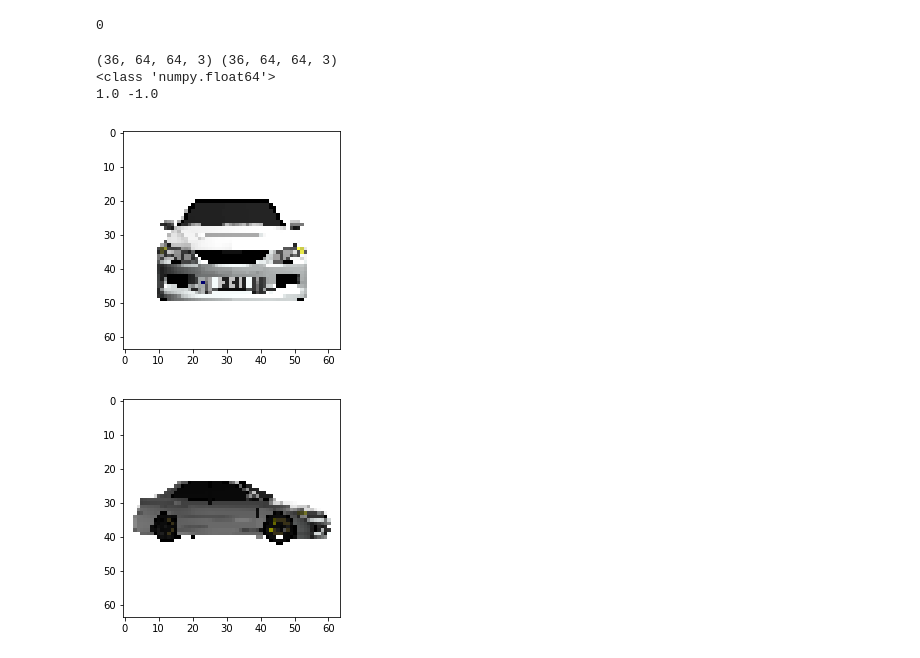
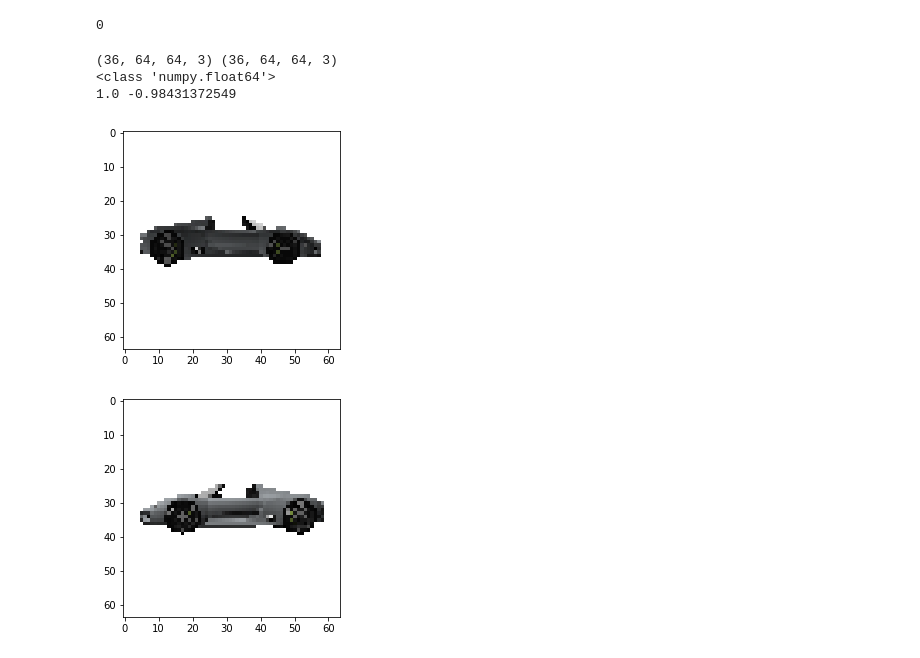
Before and after one commit to Chinmay26/Multi-Viewpoint-Image-generation, a Jupyter notebook: trainers/AutoEncoder_processed_dataset.ipynb, the cells around one changed output. Drawn from its saved outputs; the diff is of its cells as text; code cells hidden in the pictures.

```diff
--- a/trainers/AutoEncoder_processed_dataset.ipynb
+++ b/trainers/AutoEncoder_processed_dataset.ipynb
@@ -159,23 +159,23 @@ batch, batch_labels = get_batch_data(train_pairs[36:72])
 # %%
 print(batch.shape, batch_labels.shape)
 
-# t = 27
+t = 27
 # print(pose_labels[t][0][0])
 
 print(type(batch_labels[t][0][0][0]))
 
 print(np.max((batch[t])), np.min((batch[t])))
 
 plt.imshow(denormalize(batch[t]) / 255)
 plt.show()
 plt.imshow(denormalize(batch_labels[t]) / 255)
 plt.show()
 # %% [output]
 (36, 64, 64, 3) (36, 64, 64, 3)
 <class 'numpy.float64'>
-1.0 -1.0
+1.0 -0.98431372549
-[figure, old version]
+[figure, new version]
-[figure, old version]
+[figure, new version]
 # %%
 tf.reset_default_graph()
 #to Reset Tensor Flow Graph
```
Also changed, not shown: parts of 8 cells of this notebook.
